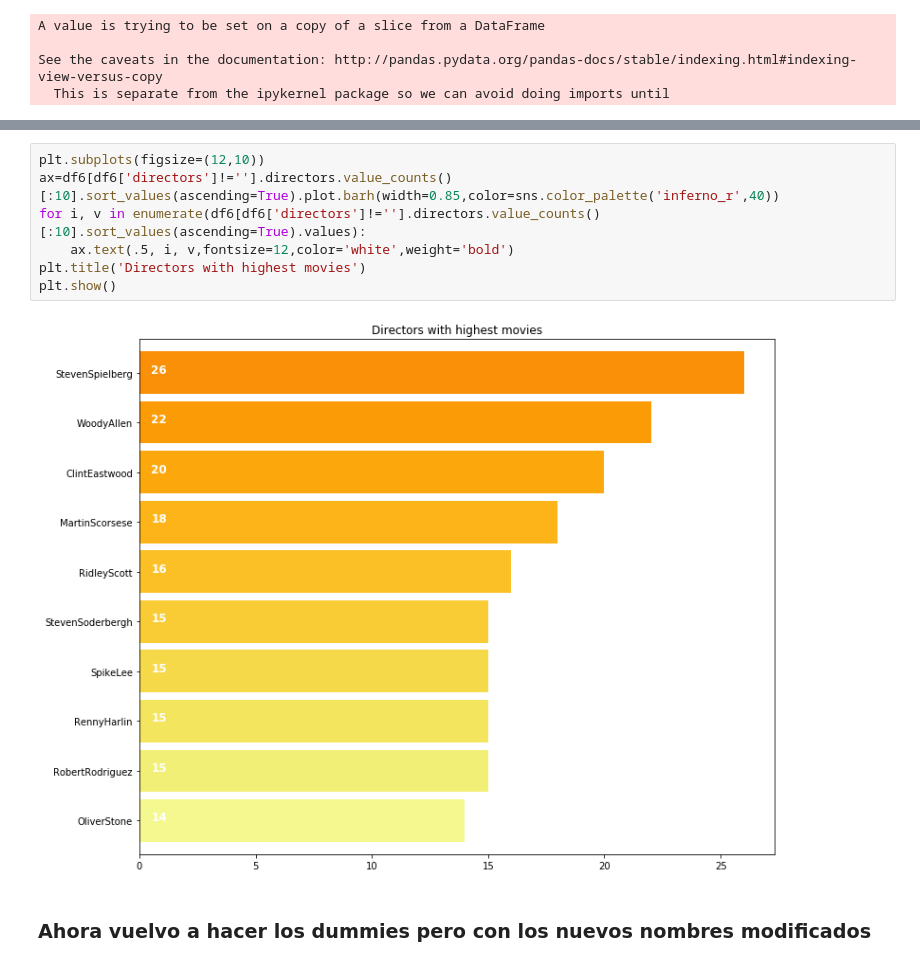
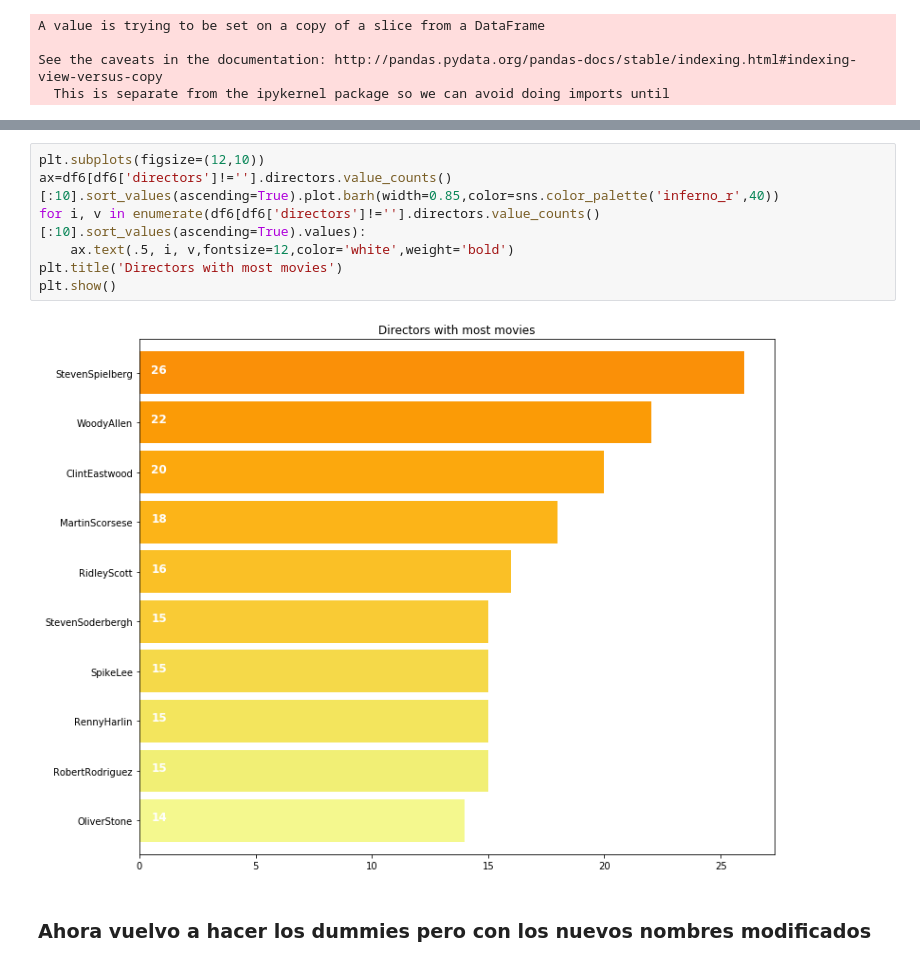
Before and after one commit to carlosmd14/datamad0119, a Jupyter notebook: final-project/project/main.ipynb, the cells around one changed output, grey strips where cells are left out. Saved outputs shown, nothing was run; the diff lists cells and outputs as text.

```diff
--- a/final-project/project/main.ipynb
+++ b/final-project/project/main.ipynb
@@ -932,12 +934,12 @@ df6.head()
 # %%
 plt.subplots(figsize=(12,10))
 ax=df6[df6['directors']!=''].directors.value_counts()[:10].sort_values(ascending=True).plot.barh(width=0.85,color=sns.color_palette('inferno_r',40))
 for i, v in enumerate(df6[df6['directors']!=''].directors.value_counts()[:10].sort_values(ascending=True).values):
     ax.text(.5, i, v,fontsize=12,color='white',weight='bold')
-plt.title('Directors with highest movies')
+plt.title('Directors with most movies')
 plt.show()
 # %% [output]
-[figure, old version]
+[figure, new version]
 # %% [markdown]
 ### Ahora vuelvo a hacer los dummies pero con los nuevos nombres modificados
 # %%
```
Also changed, not shown: parts of 17 cells of this notebook, 4 other files.
